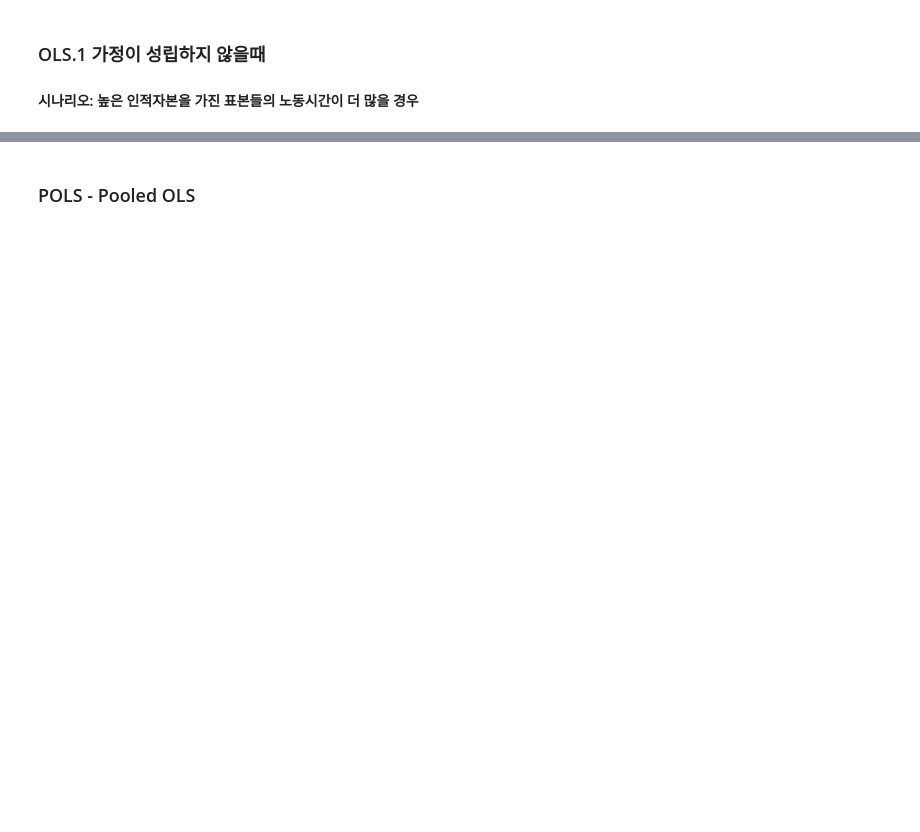
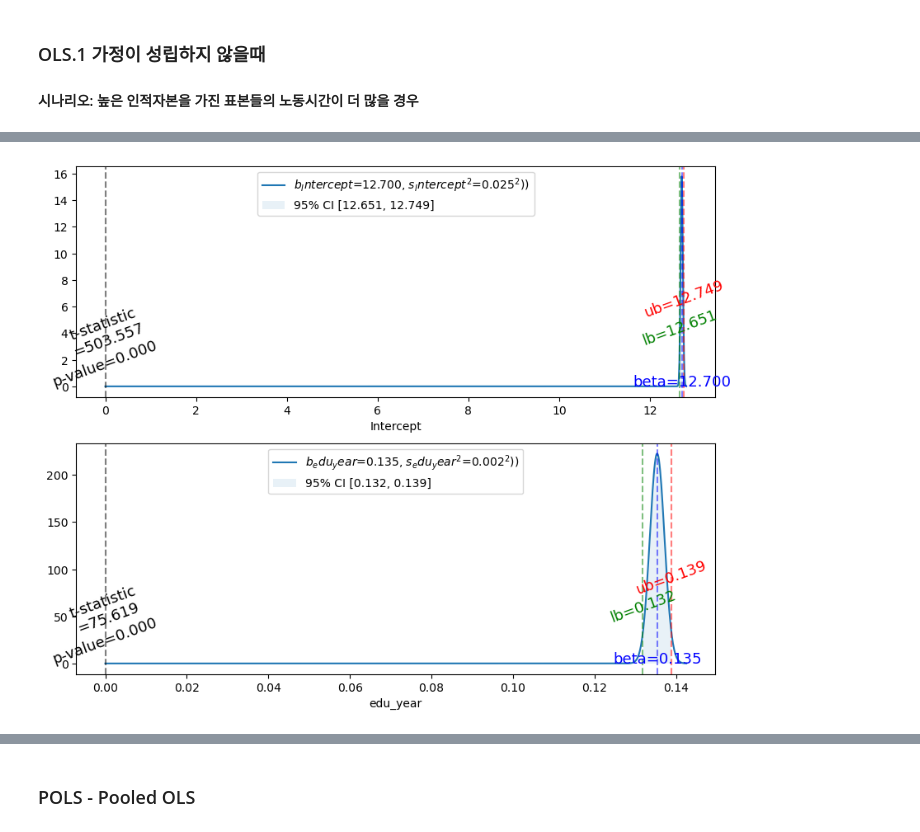
Before and after one commit to SeanJSLee/Teaching_YU_DS_basic_KR, a Jupyter notebook: Lecture_ols.ipynb, the cells around one changed output, grey strips where cells are left out. Drawn from its saved outputs; the diff is of its cells as text; code cells hidden in the pictures; blank space fills up the shorter version.

```diff
--- a/Lecture_ols.ipynb
+++ b/Lecture_ols.ipynb
@@ -255,7 +504,7 @@ plt.show
 def ols_alt_spec(spec, data, show_res=True):
     y,X = patsy.dmatrices(spec, data=data, return_type='dataframe')
     model  = sm.OLS(y,X)
-    result = model.fit(cov_type='HC0')
+    result = model.fit(cov_type='HC0', use_t=True)
     if show_res : print(result.summary())
     return result
 # %%
@@ -265,0 +533,4 @@ result_alt_age = ols_alt_spec(spec='ln_income_alt ~ edu_year', data= df_hps)
+# %%
+draw_ols_result(result_alt_age)
+# %% [output]
+[figure, added]
```
Also changed, not shown: parts of 49 cells of this notebook, 2 other files.
